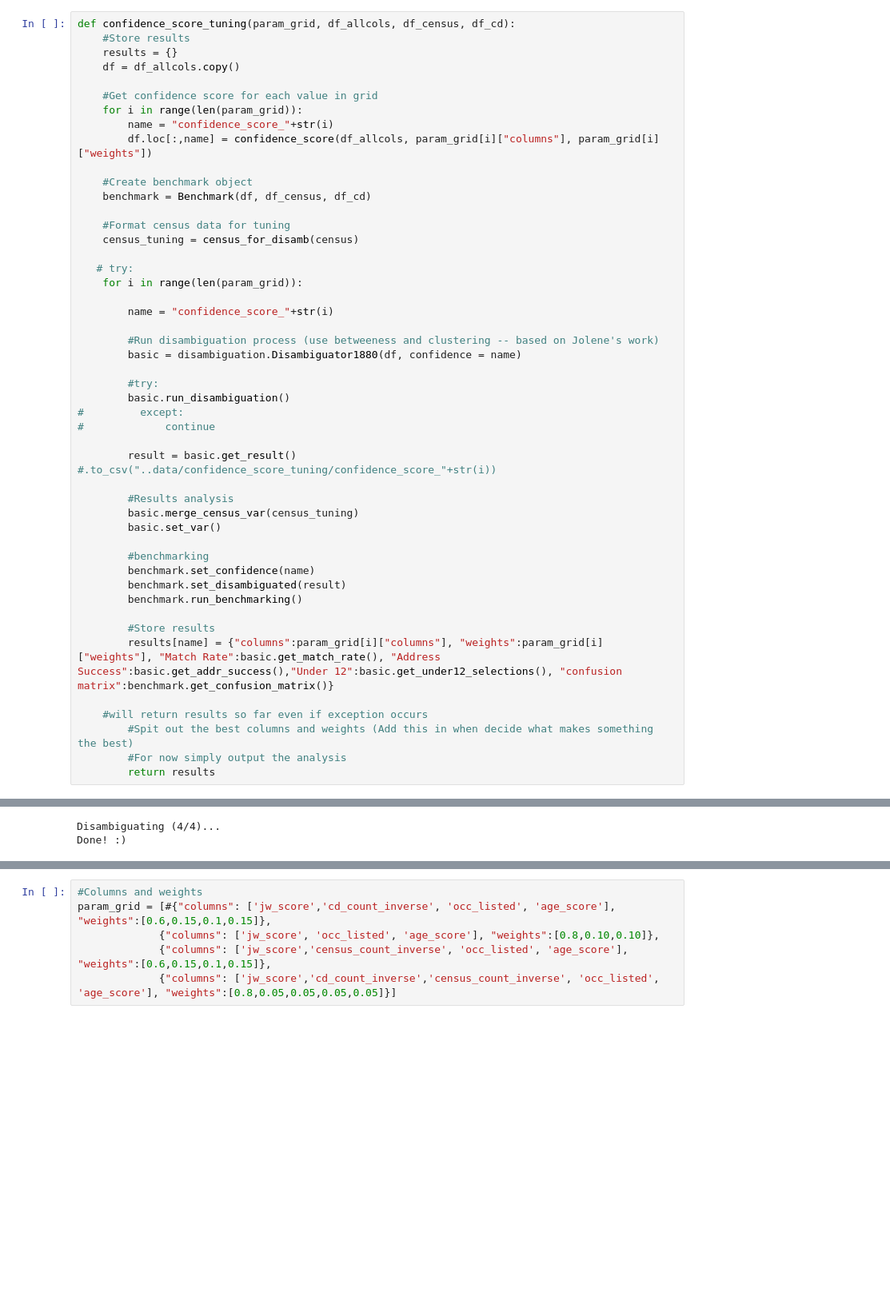
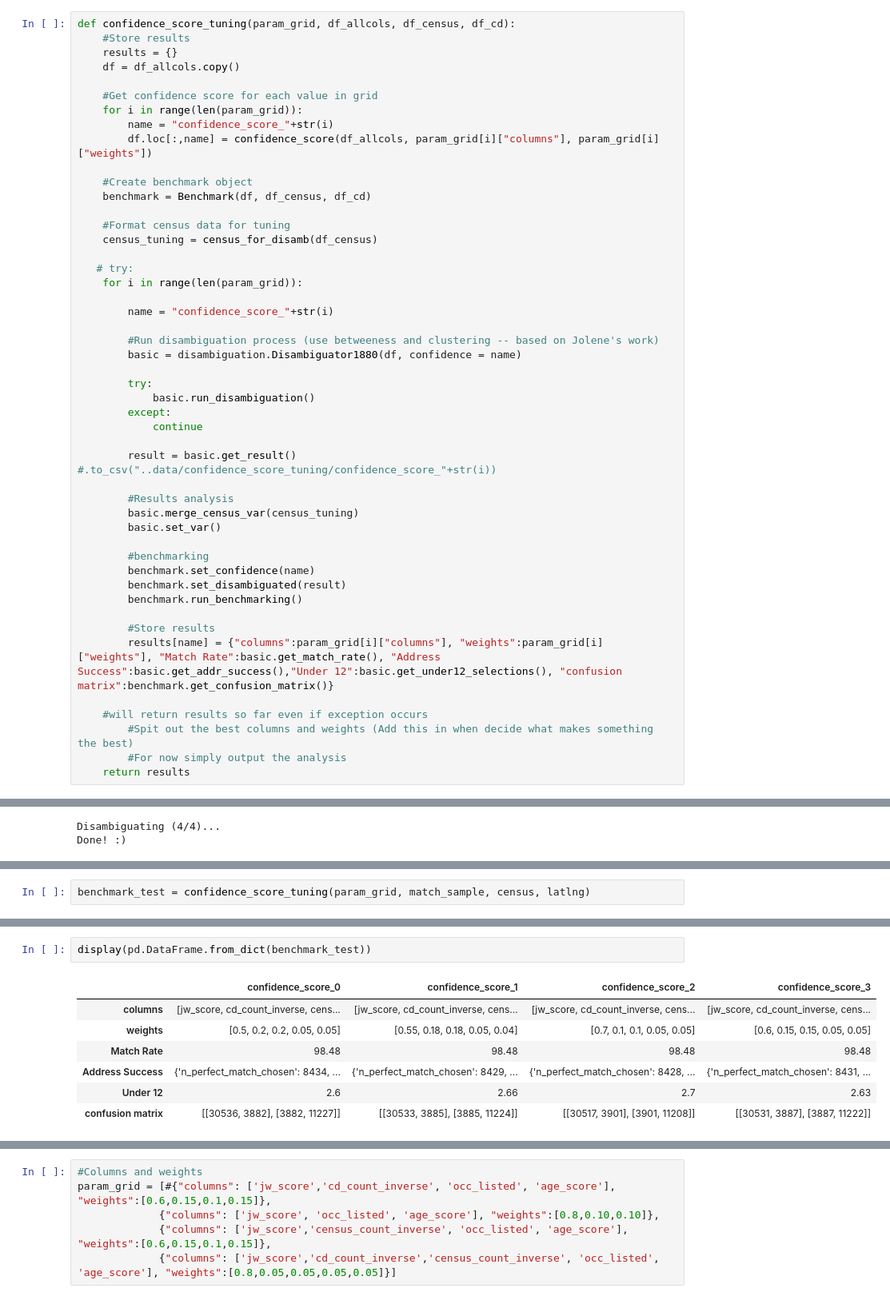
Before and after one commit to CenterForSpatialResearch/hnyc-spatial-linkage, a Jupyter notebook: disambiguation_1880/Confidence_Score_Tuning.ipynb, the cells around one changed output, grey strips where cells are left out. Shown at 80% size. Saved outputs shown, nothing was run; the diff lists cells and outputs as text; blank space fills up the shorter version.

Commit message:
confidence tuning -- investigated the effect of not including cf score in benchmarking

```diff
--- a/disambiguation_1880/Confidence_Score_Tuning.ipynb
+++ b/disambiguation_1880/Confidence_Score_Tuning.ipynb
@@ -84,7 +82,7 @@ def confidence_score_tuning(param_grid, df_allcols, df_census, df_cd):
     benchmark = Benchmark(df, df_census, df_cd)
 
     #Format census data for tuning
-    census_tuning = census_for_disamb(census)
+    census_tuning = census_for_disamb(df_census)
 
    # try:
     for i in range(len(param_grid)):
@@ -94,10 +92,10 @@ def confidence_score_tuning(param_grid, df_allcols, df_census, df_cd):
         #Run disambiguation process (use betweeness and clustering -- based on Jolene's work)
         basic = disambiguation.Disambiguator1880(df, confidence = name)
 
-        #try:
-        basic.run_disambiguation()
-#         except:
-#             continue
+        try:
+            basic.run_disambiguation()
+        except:
+            continue
 
         result = basic.get_result() #.to_csv("..data/confidence_score_tuning/confidence_score_"+str(i))
 
@@ -116,7 +114,7 @@ def confidence_score_tuning(param_grid, df_allcols, df_census, df_cd):
     #will return results so far even if exception occurs
         #Spit out the best columns and weights (Add this in when decide what makes something the best)
         #For now simply output the analysis
-        return results
+    return results
 # %% [markdown]
 #### Run Confidence Score Tuning
 # %%
@@ -241,0 +243,2 @@ display(pd.DataFrame.from_dict(tuning_results))
+# %%
+benchmark_test = confidence_score_tuning(param_grid, match_sample, census, latlng)
@@ -241,0 +344,10 @@ display(pd.DataFrame.from_dict(tuning_results))
+# %%
+display(pd.DataFrame.from_dict(benchmark_test))
+# %% [output]
+|  | confidence_score_0 | confidence_score_1 | confidence_score_2 | confidence_score_3 |
+| columns | [jw_score, cd_count_inverse, cens... | [jw_score, cd_count_inverse, cens... | [jw_score, cd_count_inverse, cens... | [jw_score, cd_count_inverse, cens... |
+| weights | [0.5, 0.2, 0.2, 0.05, 0.05] | [0.55, 0.18, 0.18, 0.05, 0.04] | [0.7, 0.1, 0.1, 0.05, 0.05] | [0.6, 0.15, 0.15, 0.05, 0.05] |
+| Match Rate | 98.48 | 98.48 | 98.48 | 98.48 |
+| Address Success | {'n_perfect_match_chosen': 8434, ... | {'n_perfect_match_chosen': 8429, ... | {'n_perfect_match_chosen': 8428, ... | {'n_perfect_match_chosen': 8431, ... |
+| Under 12 | 2.6 | 2.66 | 2.7 | 2.63 |
+| confusion matrix | [[30536, 3882], [3882, 11227]] | [[30533, 3885], [3885, 11224]] | [[30517, 3901], [3901, 11208]] | [[30531, 3887], [3887, 11222]] |
```
Also changed, not shown: parts of 6 cells of this notebook, 2 other files.
